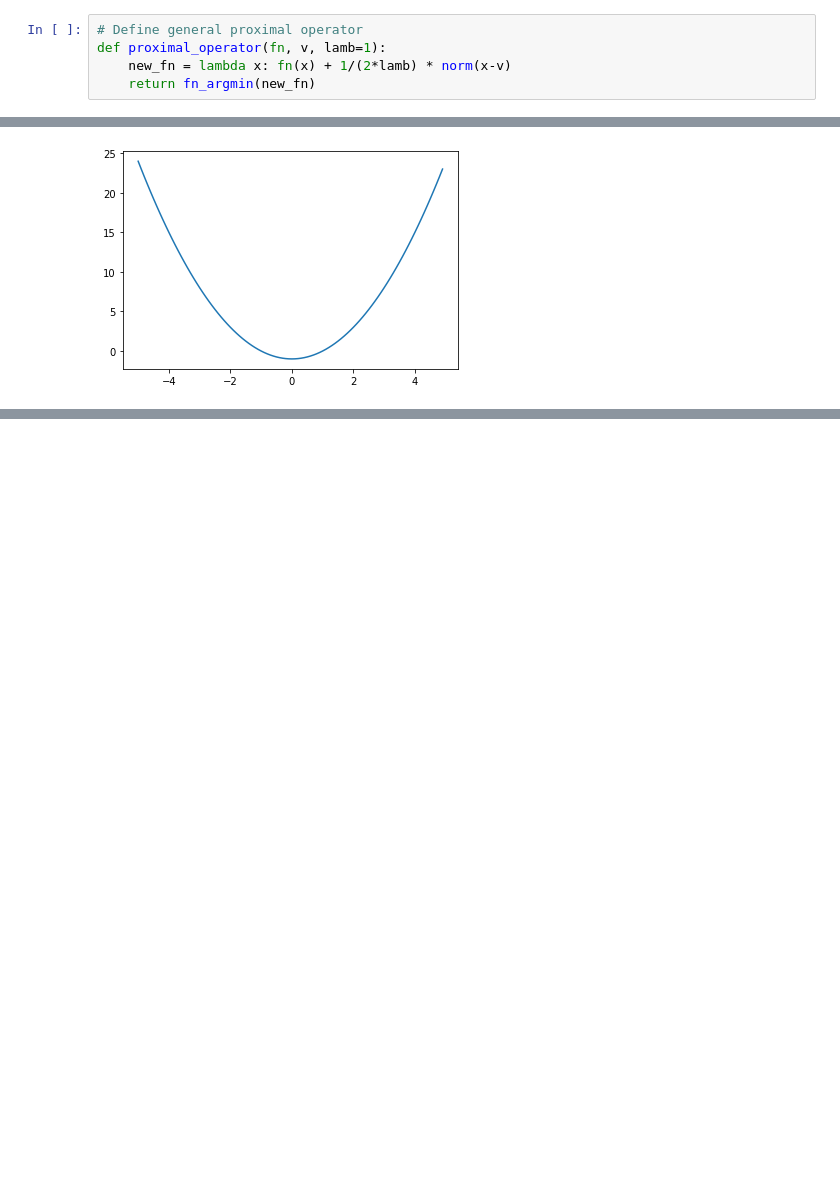
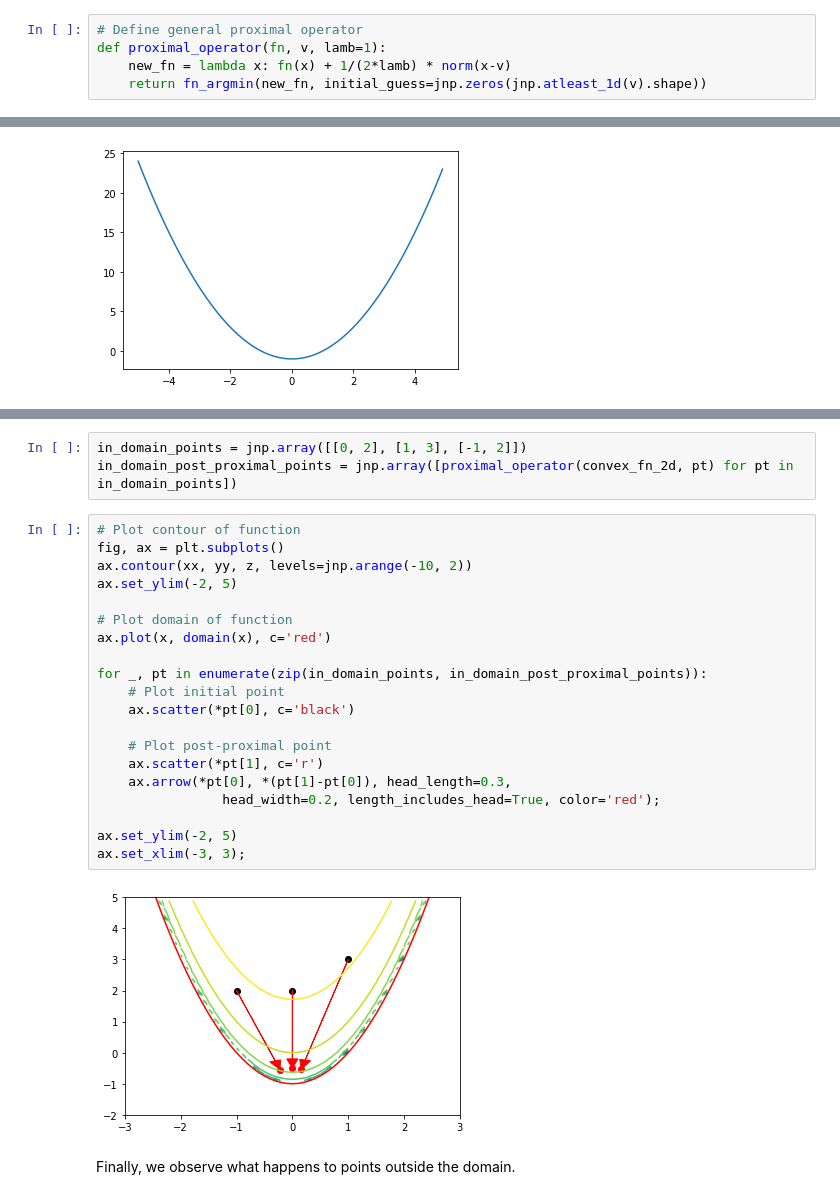
Before and after one commit to petergchang/proximal_jax, a Jupyter notebook: 1_Introduction.ipynb, the cells around one changed output, grey strips where cells are left out. Saved outputs shown, nothing was run; the diff lists cells and outputs as text; blank space fills up the shorter version.

```diff
--- a/1_Introduction.ipynb
+++ b/1_Introduction.ipynb
@@ -28,7 +28,7 @@ def fn_argmin(fn, initial_guess=0.0, fp_digits=2):
 # Define general proximal operator
 def proximal_operator(fn, v, lamb=1):
     new_fn = lambda x: fn(x) + 1/(2*lamb) * norm(x-v)
-    return fn_argmin(new_fn)
+    return fn_argmin(new_fn, initial_guess=jnp.zeros(jnp.atleast_1d(v).shape))
 # %% [markdown]
 As a simple example, we consider the convex function $f(x) = x^2$ with domain $\mathbb{R}$.
 # %%
@@ -117,0 +124,27 @@ ax.set_ylim(-2, 5);
+# %%
+in_domain_points = jnp.array([[0, 2], [1, 3], [-1, 2]])
+in_domain_post_proximal_points = jnp.array([proximal_operator(convex_fn_2d, pt) for pt in in_domain_points])
+# %%
+# Plot contour of function
+fig, ax = plt.subplots()
+ax.contour(xx, yy, z, levels=jnp.arange(-10, 2))
+ax.set_ylim(-2, 5)
+
+# Plot domain of function
+ax.plot(x, domain(x), c='red')
+
+for _, pt in enumerate(zip(in_domain_points, in_domain_post_proximal_points)):
+    # Plot initial point
+    ax.scatter(*pt[0], c='black')
+
+    # Plot post-proximal point
+    ax.scatter(*pt[1], c='r')
+    ax.arrow(*pt[0], *(pt[1]-pt[0]), head_length=0.3,
+                head_width=0.2, length_includes_head=True, color='red');
+
+ax.set_ylim(-2, 5)
+ax.set_xlim(-3, 3);
+# %% [output]
+[figure, added]
+# %% [markdown]
+Finally, we observe what happens to points outside the domain.
```
Also changed, not shown: parts of 6 cells of this notebook.
